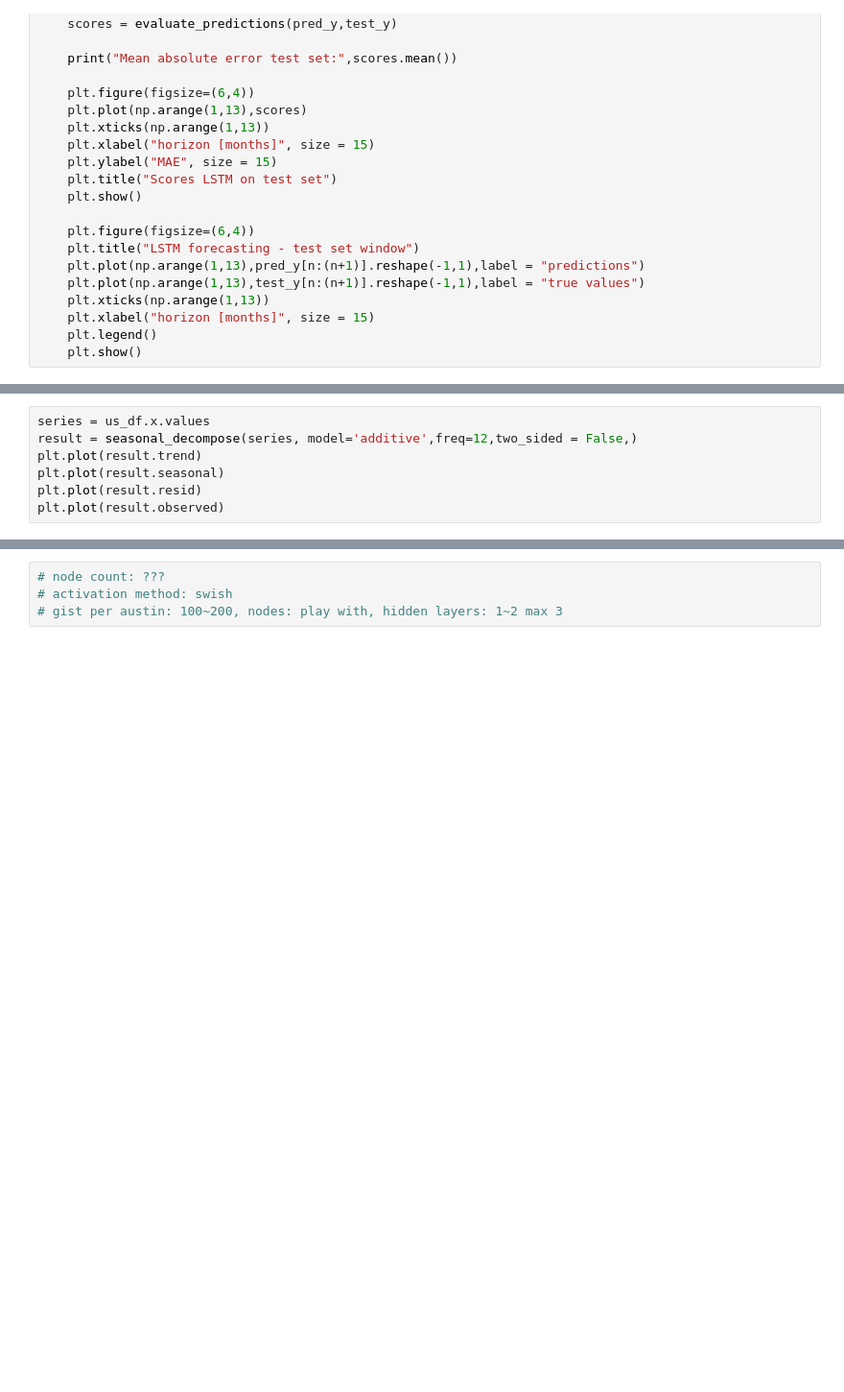
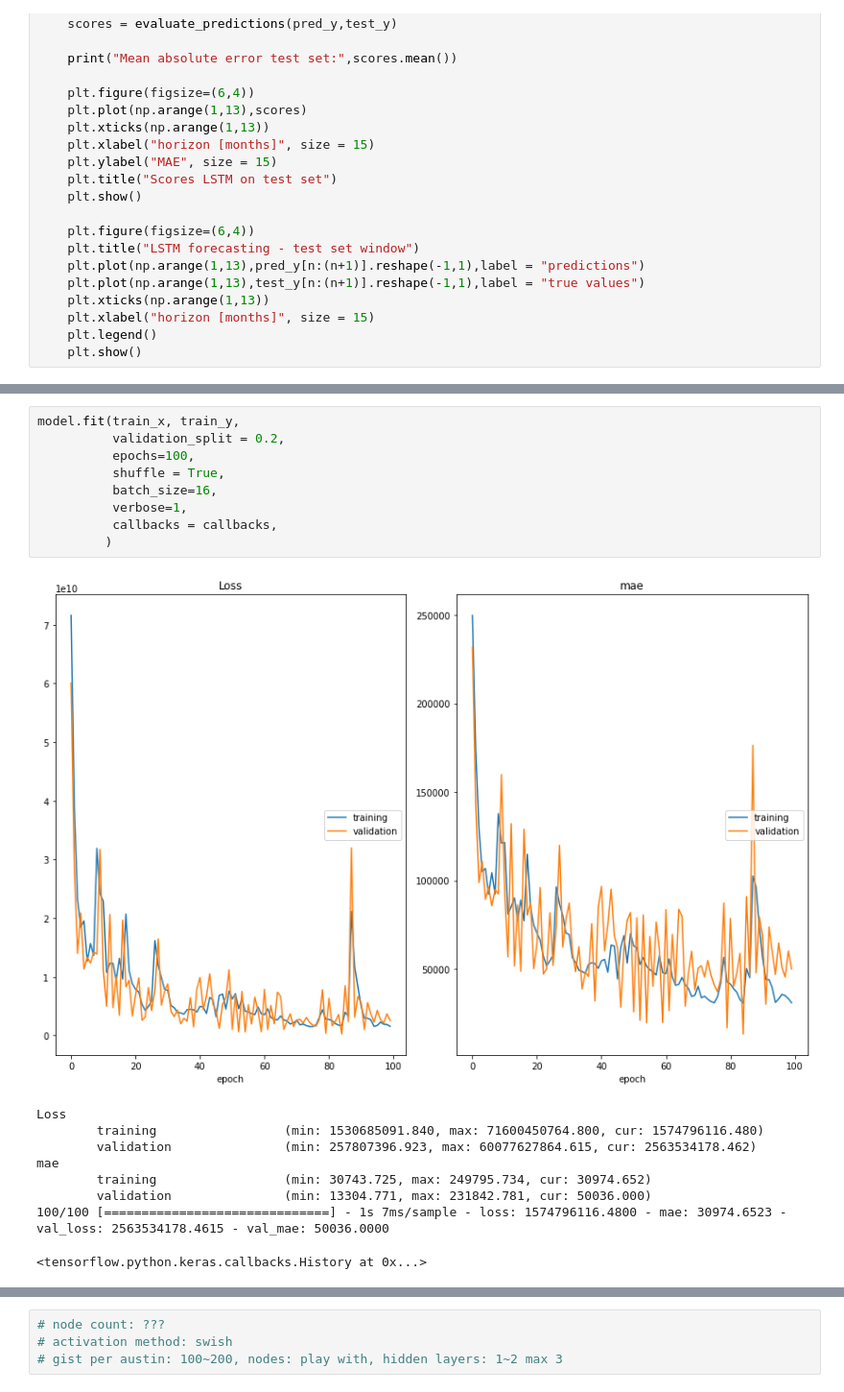
Before and after one commit to qklm/Zillow_Group_Project, a Jupyter notebook: zillow_model1.ipynb, the cells around one changed output, grey strips where cells are left out. Shown at 96% size. Cells and saved outputs as stored; diff of their text form; blank space fills up the shorter version.

Commit message:
Update zillow_model1.ipynb
Python 3.6, Tensorflow 2.0 - first pass on us data set complete. onwards to state specific applications.

```diff
--- a/zillow_model1.ipynb
+++ b/zillow_model1.ipynb
@@ -262,7 +263,19 @@ NotImplementedError: Cannot convert a symbolic Tensor (lstm/strided_slice:0) to
-# %%
-series = us_df.x.values
-result = seasonal_decompose(series, model='additive',freq=12,two_sided = False,)
-plt.plot(result.trend)
-plt.plot(result.seasonal)
-plt.plot(result.resid)
-plt.plot(result.observed)
+# %%
+model.fit(train_x, train_y,
+          validation_split = 0.2,
+          epochs=100,
+          shuffle = True,
+          batch_size=16,
+          verbose=1,
+          callbacks = callbacks,
+         )
+# %% [output]
+[figure, added]
+Loss
+        training                 (min: 1530685091.840, max: 71600450764.800, cur: 1574796116.480)
+        validation               (min: 257807396.923, max: 60077627864.615, cur: 2563534178.462)
+mae
+        training                 (min: 30743.725, max: 249795.734, cur: 30974.652)
+        validation               (min: 13304.771, max: 231842.781, cur: 50036.000)
+100/100 [==============================] - 1s 7ms/sample - loss: 1574796116.4800 - mae: 30974.6523 - val_loss: 2563534178.4615 - val_mae: 50036.0000
+<tensorflow.python.keras.callbacks.History at 0x...>
```
Also changed, not shown: parts of 8 cells of this notebook.
